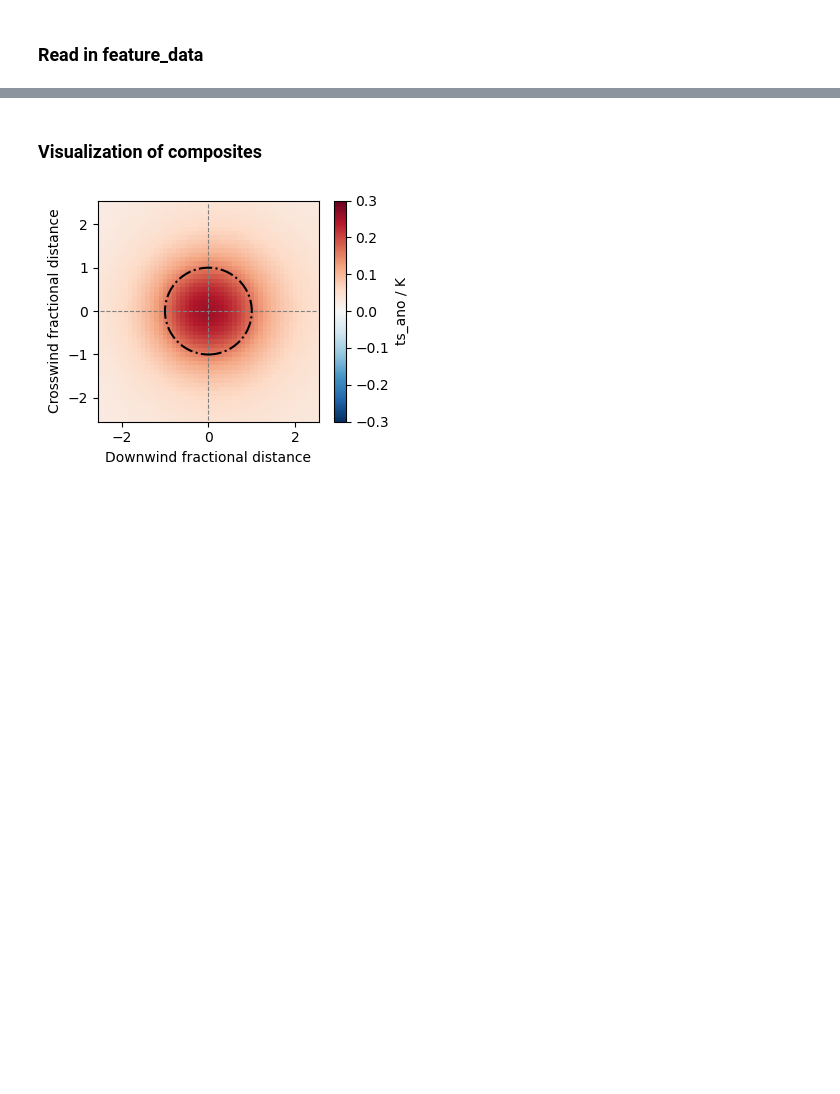
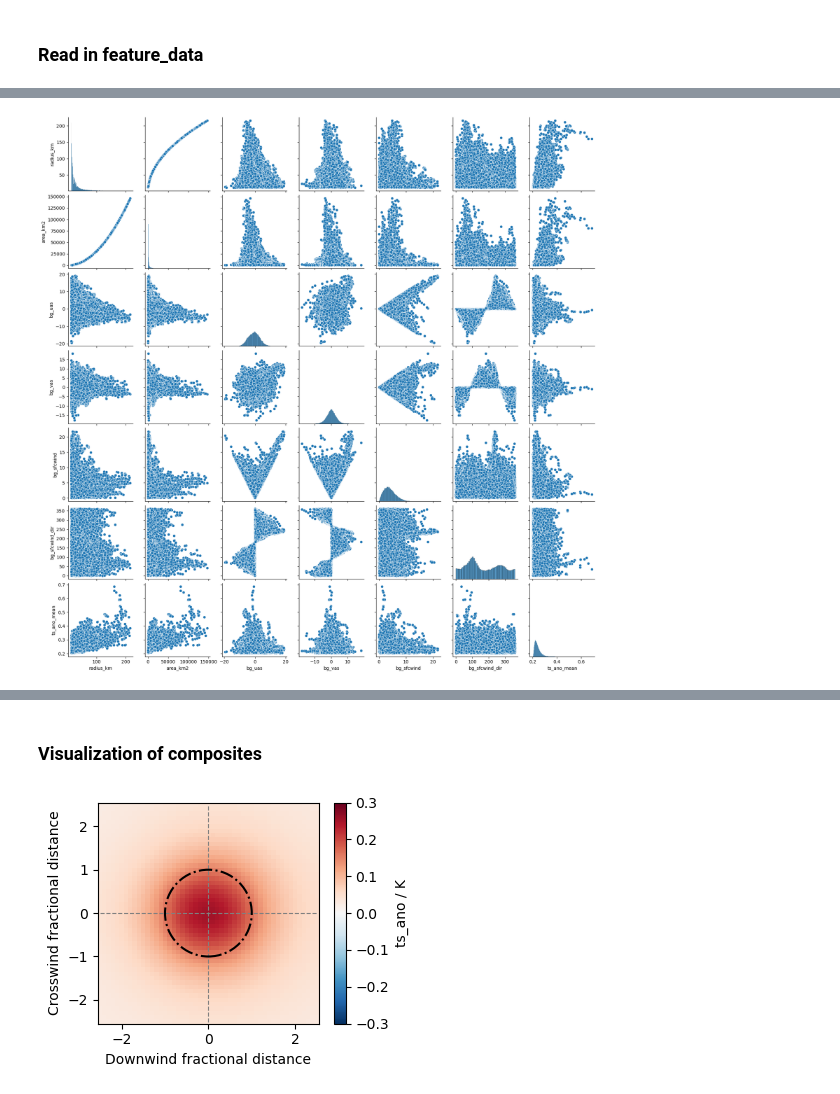
Before and after one commit to HF7weatherman/pycompo, a Jupyter notebook: examples/analyze_composites.ipynb, the cells around one changed output, grey strips where cells are left out. Saved outputs shown, nothing was run; the diff lists cells and outputs as text; code cells hidden in the pictures; blank space fills up the shorter version.

```diff
--- a/examples/analyze_composites.ipynb
+++ b/examples/analyze_composites.ipynb
@@ -180,0 +159,15 @@ features_composite = features.mean(dim='feature')
+# %%
+import seaborn as sns
+import matplotlib.pyplot as plt
+
+# Convert to dataframe
+df = feature_props_pr_q80.to_dataframe().reset_index()
+
+# (Optional) drop coordinate columns if you only want dataset variables
+df_vars = df[feature_props_pr_q80.data_vars]
+
+# Create pairplot
+sns.pairplot(df_vars)
+plt.show()
+# %% [output]
+[figure, added]
```
Also changed, not shown: parts of 23 cells of this notebook, 5 other files.
